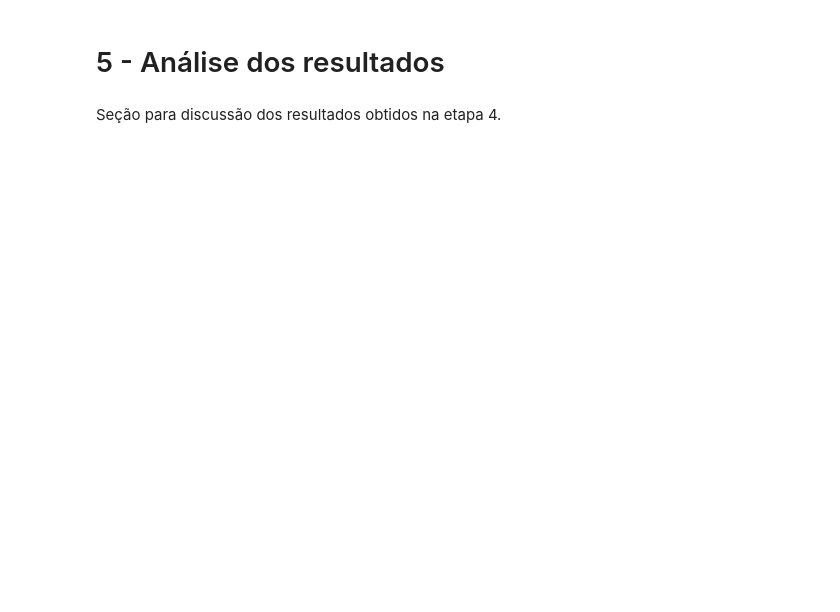
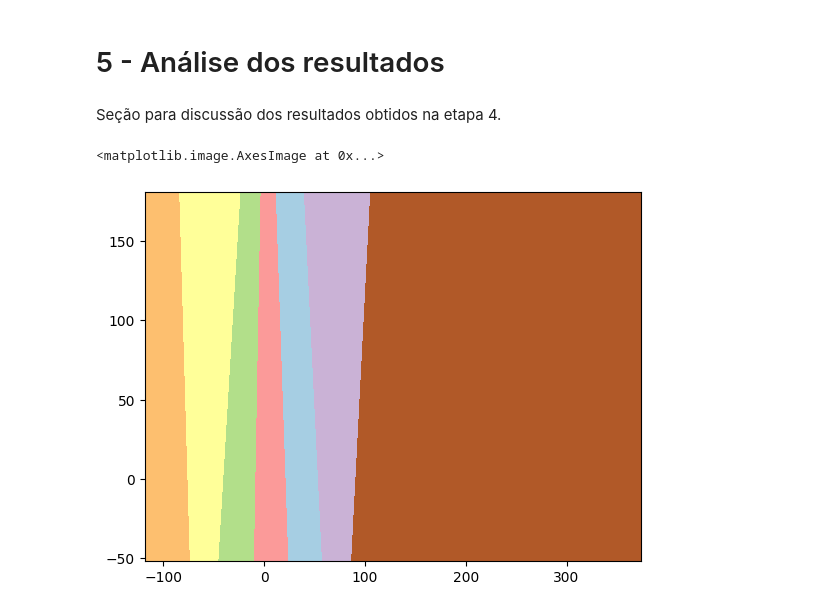
Before and after one commit to marcosmorais94/wine_quality, a Jupyter notebook: wine_cluster.ipynb, the cells around one changed output. Cells and saved outputs as stored; diff of their text form; code cells hidden in the pictures; blank space fills up the shorter version.

```diff
--- a/wine_cluster.ipynb
+++ b/wine_cluster.ipynb
@@ -154,3 +222,8 @@ Nesta seção vamos aplicar os algoritmos de cluster nos dados pré-processados
 # 5 - Análise dos resultados
 # %% [markdown]
 Seção para discussão dos resultados obtidos na etapa 4.
+# %%
+v
+# %% [output]
+<matplotlib.image.AxesImage at 0x...>
+[figure, added]
```
Also changed, not shown: parts of 41 cells of this notebook.
